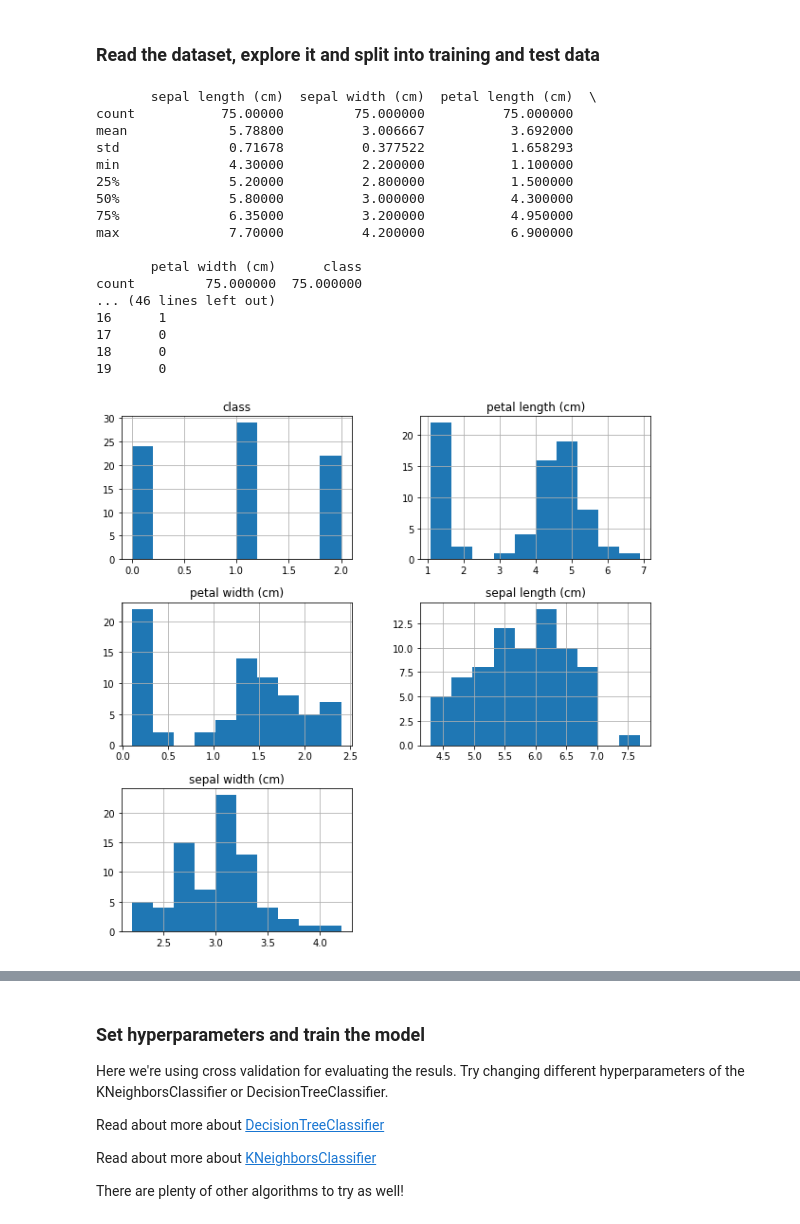
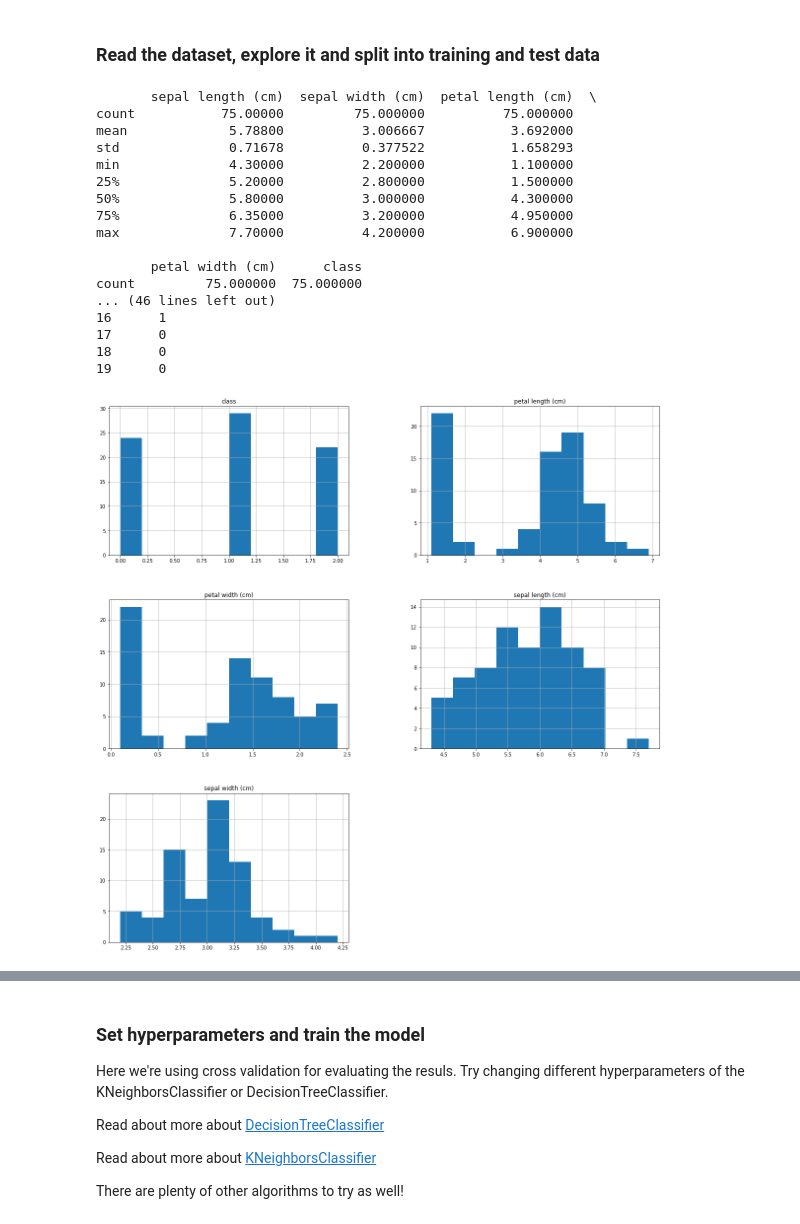
Before and after one commit to kam-ai/model-exploration, a Jupyter notebook: iris.ipynb, the cells around one changed output, grey strips where cells are left out. Drawn from its saved outputs; the diff is of its cells as text; code cells hidden in the pictures.

Commit message:
fix: update notebook
Larger plots and restore default settings

```diff
--- a/iris.ipynb
+++ b/iris.ipynb
@@ -24,36 +24,38 @@ def get_time():
 # %% [markdown]
 ### Read the dataset, explore it and split into training and test data
 # %%
+import matplotlib
+matplotlib.rcParams['figure.figsize'] = [20, 20]
 iris = read_csv('data/training-data.csv')
 print(iris.describe())
 
 print(iris.head(20))
 iris.hist()
 plt.show()
 
 
 scatter_matrix(iris)
 plt.show()
 
 X = iris.values[:, :-1]
 Y = iris.values[:, -1]
 X_train, X_test, Y_train, Y_test = train_test_split(X, Y)
 # %% [output]
        sepal length (cm)  sepal width (cm)  petal length (cm)  \
 count           75.00000         75.000000          75.000000
 mean             5.78800          3.006667           3.692000
 std              0.71678          0.377522           1.658293
 min              4.30000          2.200000           1.100000
 25%              5.20000          2.800000           1.500000
 50%              5.80000          3.000000           4.300000
 75%              6.35000          3.200000           4.950000
 max              7.70000          4.200000           6.900000
 
        petal width (cm)      class
 count         75.000000  75.000000
 ... (46 lines left out)
 16      1
 17      0
 18      0
 19      0
-[figure, old version]
+[figure, new version]
```
Also changed, not shown: parts of 2 cells of this notebook.
